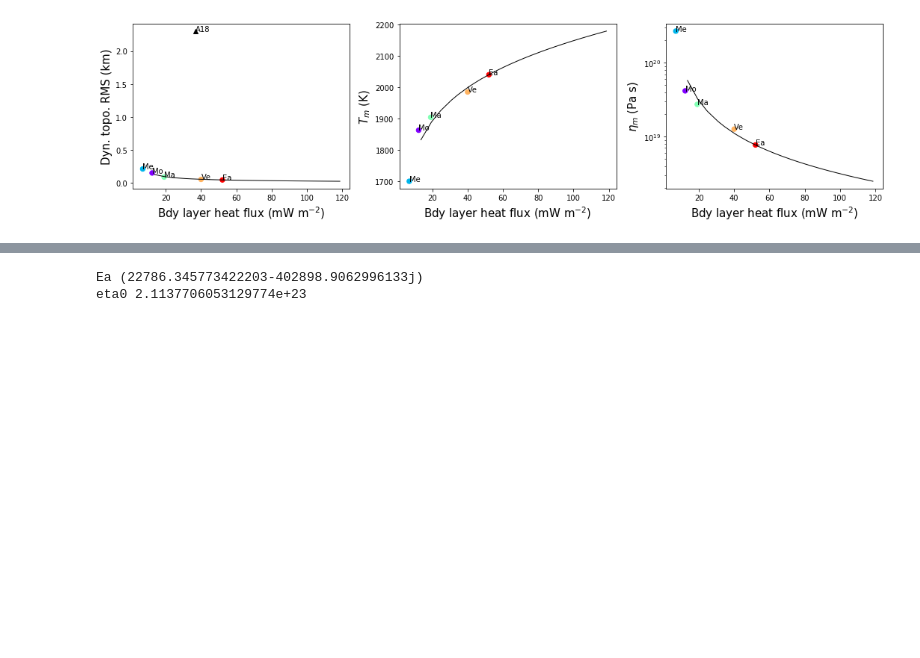
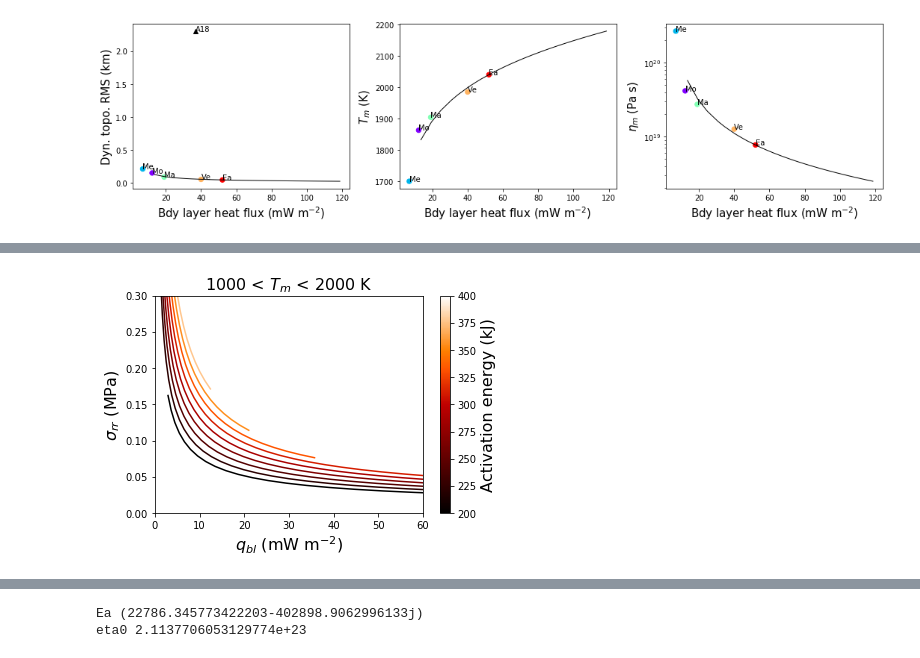
Before and after one commit to clairesworld/exo-top, a Jupyter notebook: top_model.ipynb, the cells around one changed output, grey strips where cells are left out. Saved outputs shown, nothing was run; the diff lists cells and outputs as text; code cells hidden in the pictures; blank space fills up the shorter version.

Commit message:
rheology

```diff
--- a/top_model.ipynb
+++ b/top_model.ipynb
@@ -519,0 +428,98 @@ fig.savefig('flux-stress-height.png', bbox_inches='tight')
+# %%
+# how much does changing rheology change stresses?
+
+def q_bl_analytic(T_m=2000, eta_0=1e21, Ea=300e3,  a_rh=2.54, rho_m=3500, g_sfc=9.8, T_0=1600,
+                  k_m=4, alpha_m=2e-5, kappa_m=9.5e-7, P=0, V_rh=6e-6, mu=80e9, A_rh=8.7e15,
+                  h_rh=10**-2, B_rh=0.5e-9, m_rh=2.5):
+    #return p.R_b*T_m**2*a_rh*k_m*(p.R_b*T_m**2*a_rh*alpha_m*g_sfc*rho_m*np.exp(-Ea*(1/T_m - 1/T_0)/p.R_b)/(Ea*eta_0*kappa_m))**0.333333333333333/Ea
+    return 1.25992104989487*p.R_b*T_m**2*a_rh*k_m*(A_rh*p.R_b*T_m**2*a_rh*alpha_m*g_sfc*rho_m*(h_rh/B_rh)**(-m_rh)*np.exp(-Ea/(p.R_b*T_m))/(Ea*kappa_m*mu))**0.333333333333333/Ea
+
+
+def plot_q_tradeoff(yfunc, vec_z, param_z, cscale=1, yscale=1, clabel=None, cmap='rainbow',
+                    ylabel=None, labelsize=16, yargs=None, xlim=None, ylim=None, cbar_log=False,
+                    fig=None, ax=None):
+    T_m = np.linspace(1000, 2000, num=50)
+    if ax is None:
+        fig, ax = plt.subplots(1,1)
+    if clabel is None:
+        clabel=param_z
+#     param_z = eval(param_z)
+    c = colorize(vec_z, cmap=cmap)[0]
+    for ii, val in enumerate(vec_z): # line for each value in z-parameter
+        q_bl = q_bl_analytic(T_m=T_m, **{param_z:val})
+        eta_m = rh.eta_KW(T_m, **{param_z:val}, **yargs)
+        y = yfunc(T_m=T_m, q_ubl=q_bl, F=q_bl, eta_m=eta_m, **{param_z:val}, **yargs) # must be a function of q_bl
+        ax.plot(q_bl*1e3, y*yscale, c=c[ii])
+    print('param_z', param_z, 'y', y)
+    ax.set_xlabel('$q_{bl}$ (mW m$^{-2}$)', fontsize=labelsize)
+    ax.set_ylabel(ylabel, fontsize=labelsize)
+    if xlim is not None:
+        ax.set_xlim(xlim)
+    if ylim is not None:
+        ax.set_ylim(ylim)
+    if cbar_log:
+        norm=colors.LogNorm()
+    else:
+        norm=None
+    sc = plt.scatter(vec_z, vec_z, c=vec_z*cscale, cmap=cmap, norm=norm)
+    sc.set_visible=False
+    cax = plt.colorbar(sc)
+    cax.ax.set_ylabel(clabel, fontsize=labelsize)
+    ax.set_title('%d'%np.min(T_m)+' < $T_m$ < '+'%d'%np.max(T_m)+' K', fontsize=labelsize)
+    return fig, ax
+
+# fig, axes = plt.subplots(3, 2, figsize=(9, 6))
+res = 10
+fig, ax = plot_q_tradeoff(yfunc=top.convective_stress, cmap='gist_heat',
+                      vec_z=np.linspace(200e3, 400e3, num=res), param_z='Ea', cscale=1e-3, yscale=1e-6,
+                      clabel='Activation energy (kJ)', ylabel='$\sigma_{rr}$ (MPa)',
+                      yargs=dict(rho_m=3500, g_sfc=9.8, k_m=4, alpha_m=2e-5, where='mantle'),
+                      xlim=[0, 60], ylim=[0, 0.3],
+#                           fig=fig, ax=axes[0][0]
+                         )
+
+
+fig, ax = plot_q_tradeoff(yfunc=top.convective_stress, cmap='pink',
+                      vec_z=np.linspace(1e-4, 1e-2, num=res), param_z='h_rh', cscale=1e2, yscale=1e-6,
+                      clabel='Grain size (cm)', ylabel='$\sigma_{rr}$ (MPa)',
+                      yargs=dict(Ea=300e3, rho_m=3500, g_sfc=9.8, k_m=4, alpha_m=2e-5, where='mantle'),
+                      xlim=[0, 60], ylim=[0, 0.3],
+#                           fig=fig, ax=axes[1][0]
+                         )
+
+
+fig, ax = plot_q_tradeoff(yfunc=top.convective_stress, cmap='magma',
+                      vec_z=np.linspace(5.3e15, 8.7e15, num=res), param_z='A_rh', cscale=1, yscale=1e-6,
+                      clabel='Pre-exponential factor (s$^{-1}$)', ylabel='$\sigma_{rr}$ (MPa)',
+                      yargs=dict(rho_m=3500, alpha_m=2e-5, kappa_m=9.6e-7, g_sfc=9.8, k_m=4,
+                                 Ea=300e3),
+                      xlim=[0, 60], ylim=[0, 0.3],
+#                           fig=fig, ax=axes[2][0]
+                         )
+
+fig, ax = plot_q_tradeoff(yfunc=top.dyn_topo, cmap='gist_heat',
+                      vec_z=np.linspace(200e3, 400e3, num=res), param_z='Ea', cscale=1e-3, yscale=1e-3,
+                      clabel='Activation energy (kJ)', ylabel='Dynamic topo (km)',
+                      yargs=dict(rho_m=3500, alpha_m=2e-5, kappa_m=9.6e-7, g_sfc=9.8, k_m=4, ),
+                      xlim=[0, 60],
+#                           fig=fig, ax=axes[0][1]
+                         )
+
+fig, ax = plot_q_tradeoff(yfunc=top.dyn_topo, cmap='pink',
+                      vec_z=np.linspace(1e-4, 1e-2, num=res), param_z='h_rh', cscale=1e2, yscale=1e-3,
+                      clabel='Grain size (cm)', ylabel='Dynamic topo (km)',
+                      yargs=dict(rho_m=3500, alpha_m=2e-5, kappa_m=9.6e-7, g_sfc=9.8, k_m=4,
+                                 Ea=300e3),
+                      xlim=[0, 60],
+#                           fig=fig, ax=axes[1][1]
+                         )
+
+fig, ax = plot_q_tradeoff(yfunc=top.dyn_topo, cmap='magma',
+                      vec_z=np.linspace(5.3e15, 8.7e15, num=res), param_z='A_rh', cscale=1, yscale=1e-3,
+                      clabel='Pre-exponential factor (s$^{-1}$)', ylabel='Dynamic topo (km)',
+                      yargs=dict(rho_m=3500, alpha_m=2e-5, kappa_m=9.6e-7, g_sfc=9.8, k_m=4,
+                                 Ea=300e3, a_rh=2.54),
+                      xlim=[0, 60],
+#                           fig=fig, ax=axes[2][1]
+                         )
+# %% [output]
@@ -519,0 +543 @@ fig.savefig('flux-stress-height.png', bbox_inches='tight')
+[figure, added]
```
Also changed, not shown: parts of 12 cells of this notebook, 7 other files.
